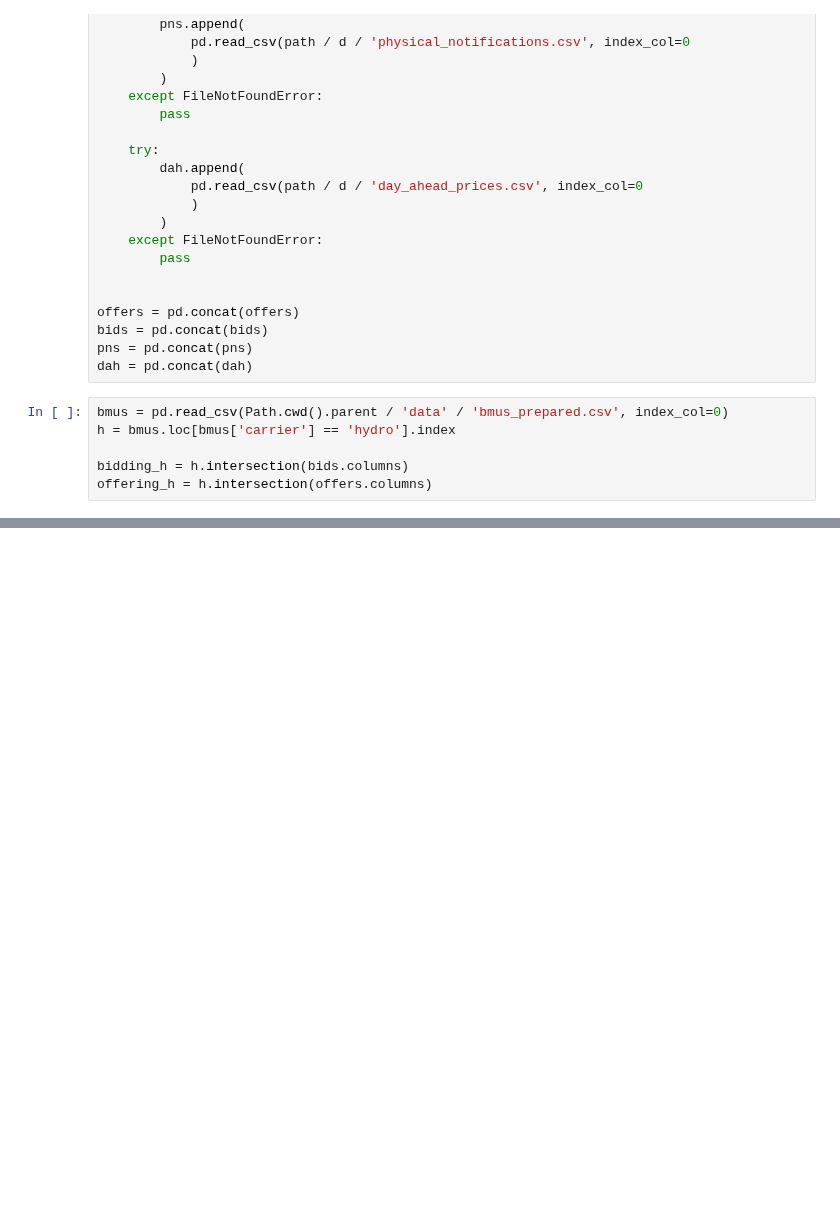
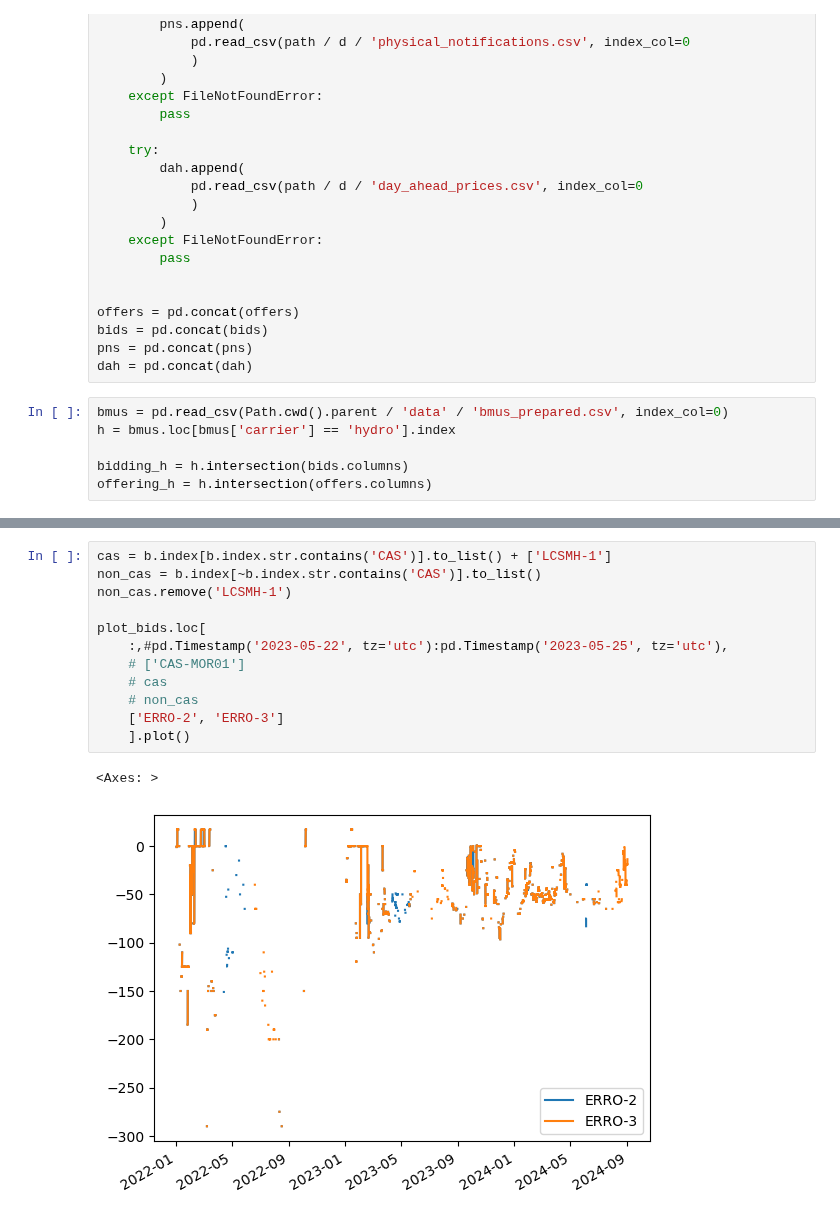
Before and after one commit to LukasFrankenQ/GBPower, a Jupyter notebook: notebooks/build_hydro.ipynb, the cells around one changed output, grey strips where cells are left out. Drawn from its saved outputs; the diff is of its cells as text; blank space fills up the shorter version.

```diff
--- a/notebooks/build_hydro.ipynb
+++ b/notebooks/build_hydro.ipynb
@@ -74,2 +135,17 @@ bids.loc[idx[:, 'price'], b.index[-6:]].plot()
+# %%
+cas = b.index[b.index.str.contains('CAS')].to_list() + ['LCSMH-1']
+non_cas = b.index[~b.index.str.contains('CAS')].to_list()
+non_cas.remove('LCSMH-1')
+
+plot_bids.loc[
+    :,#pd.Timestamp('2023-05-22', tz='utc'):pd.Timestamp('2023-05-25', tz='utc'),
+    # ['CAS-MOR01']
+    # cas
+    # non_cas
+    ['ERRO-2', 'ERRO-3']
+    ].plot()
+# %% [output]
+<Axes: >
+[figure, added]
 # %%
 # pns[h].iloc[:500].plot()
```
Also changed, not shown: parts of 6 cells of this notebook.
